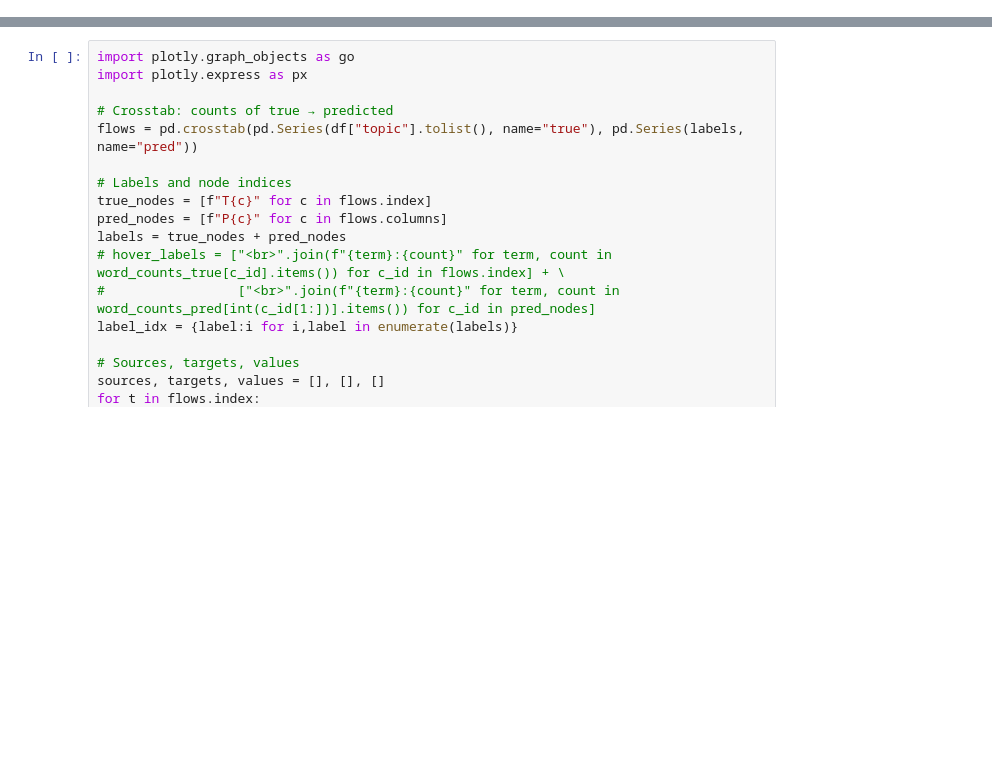
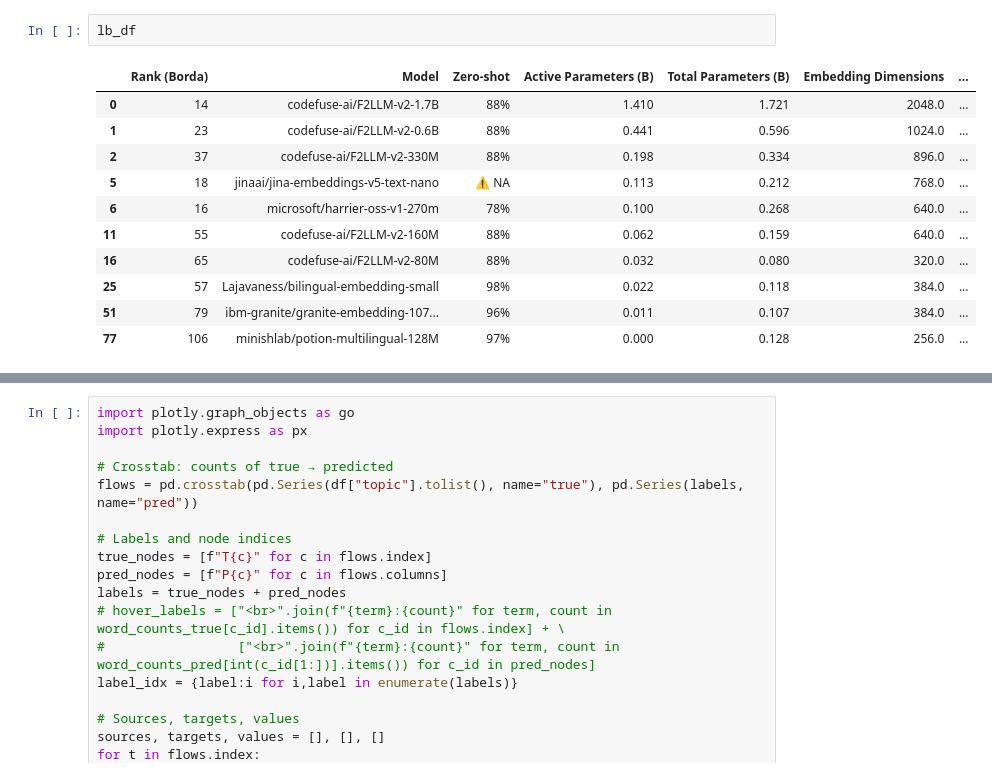
Before and after one commit to lea11100/textClust, a Jupyter notebook: experiments/model_selection/playground.ipynb, the cells around one changed output, grey strips where cells are left out. Drawn from its saved outputs; the diff is of its cells as text; blank space fills up the shorter version.

```diff
--- a/experiments/playground.ipynb
+++ b/experiments/model_selection/playground.ipynb
@@ -32,0 +74,14 @@ KeyboardInterrupt:
+# %%
+lb_df
+# %% [output]
+|  | Rank (Borda) | Model | Zero-shot | Active Parameters (B) | Total Parameters (B) | Embedding Dimensions | ... |
+| 0 | 14 | codefuse-ai/F2LLM-v2-1.7B | 88% | 1.410 | 1.721 | 2048.0 | ... |
+| 1 | 23 | codefuse-ai/F2LLM-v2-0.6B | 88% | 0.441 | 0.596 | 1024.0 | ... |
+| 2 | 37 | codefuse-ai/F2LLM-v2-330M | 88% | 0.198 | 0.334 | 896.0 | ... |
+| 5 | 18 | jinaai/jina-embeddings-v5-text-nano | ⚠️ NA | 0.113 | 0.212 | 768.0 | ... |
+| 6 | 16 | microsoft/harrier-oss-v1-270m | 78% | 0.100 | 0.268 | 640.0 | ... |
+| 11 | 55 | codefuse-ai/F2LLM-v2-160M | 88% | 0.062 | 0.159 | 640.0 | ... |
+| 16 | 65 | codefuse-ai/F2LLM-v2-80M | 88% | 0.032 | 0.080 | 320.0 | ... |
+| 25 | 57 | Lajavaness/bilingual-embedding-small | 98% | 0.022 | 0.118 | 384.0 | ... |
+| 51 | 79 | ibm-granite/granite-embedding-107... | 96% | 0.011 | 0.107 | 384.0 | ... |
+| 77 | 106 | minishlab/potion-multilingual-128M | 97% | 0.000 | 0.128 | 256.0 | ... |
```
Also changed, not shown: parts of 10 cells of this notebook, 12 other files.
